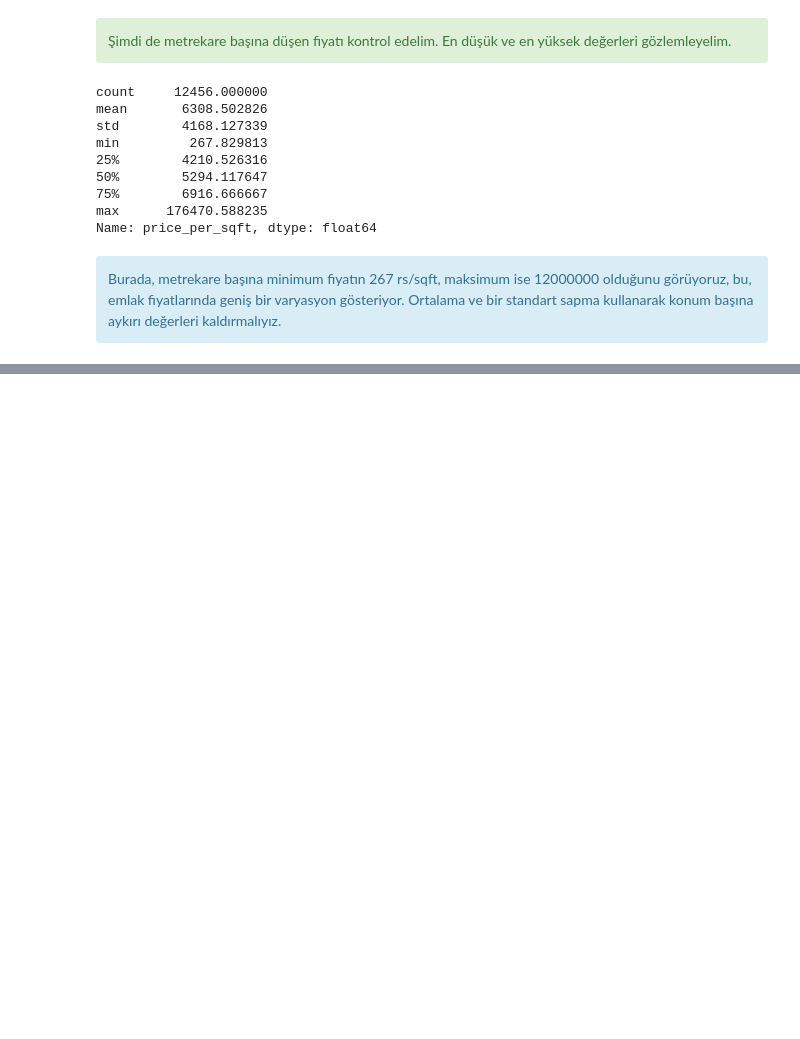
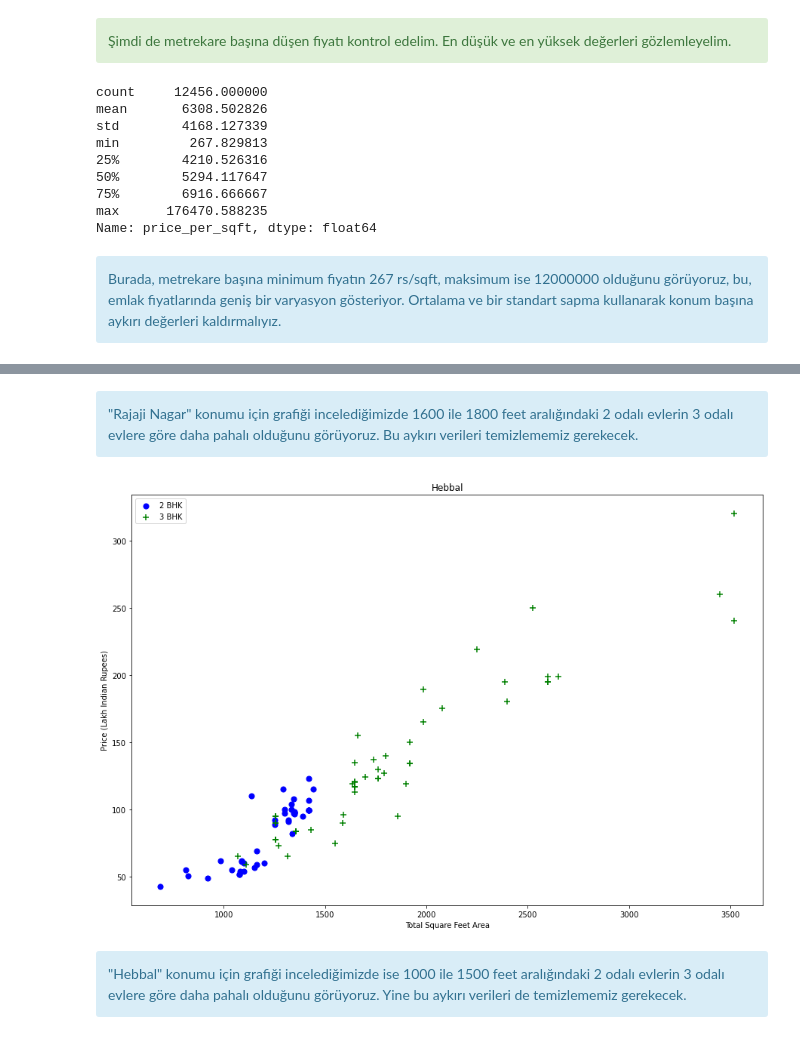
Before and after one commit to SahikaErcan/Machine_Learning_Data_Science_Projects, a Jupyter notebook: Real Estate Price Prediction Project/Real Estate Price Prediction Project - Bengaluru.ipynb, the cells around one changed output, grey strips where cells are left out. Cells and saved outputs as stored; diff of their text form; code cells hidden in the pictures; blank space fills up the shorter version.

```diff
--- a/Real Estate Price Prediction Project/Real Estate Price Prediction Project - Bengaluru.ipynb
+++ b/Real Estate Price Prediction Project/Real Estate Price Prediction Project - Bengaluru.ipynb
@@ -380,0 +404,12 @@ def remove_pps_outliers(df):
+# %% [markdown]
+<div class="alert alert-block alert-info">
+"Rajaji Nagar" konumu için grafiği incelediğimizde 1600 ile 1800 feet aralığındaki 2 odalı evlerin 3 odalı evlere göre daha pahalı olduğunu görüyoruz. Bu aykırı verileri temizlememiz gerekecek.
+</div>
+# %%
+plot_scatter_chart(df7,"Hebbal")
+# %% [output]
+[figure, added]
+# %% [markdown]
+<div class="alert alert-block alert-info">
+"Hebbal" konumu için grafiği incelediğimizde ise 1000 ile 1500 feet aralığındaki 2 odalı evlerin 3 odalı evlere göre daha pahalı olduğunu görüyoruz. Yine bu aykırı verileri de temizlememiz gerekecek.
+</div>
```
Also changed, not shown: parts of 53 cells of this notebook, 2 other files.
